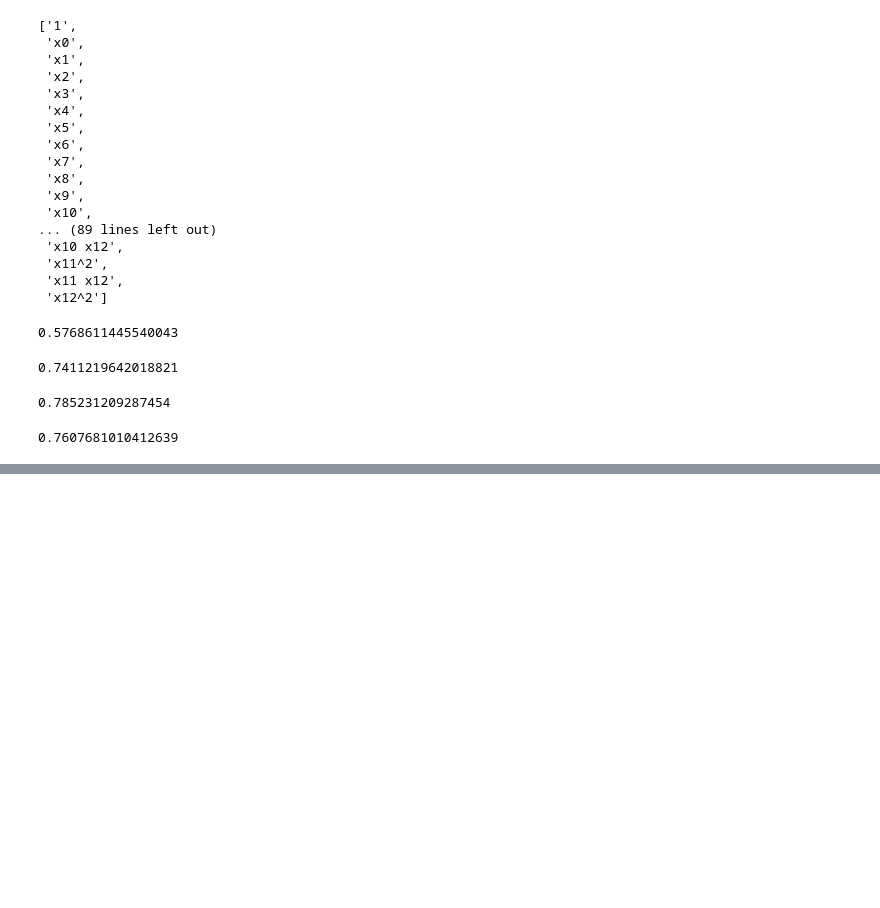
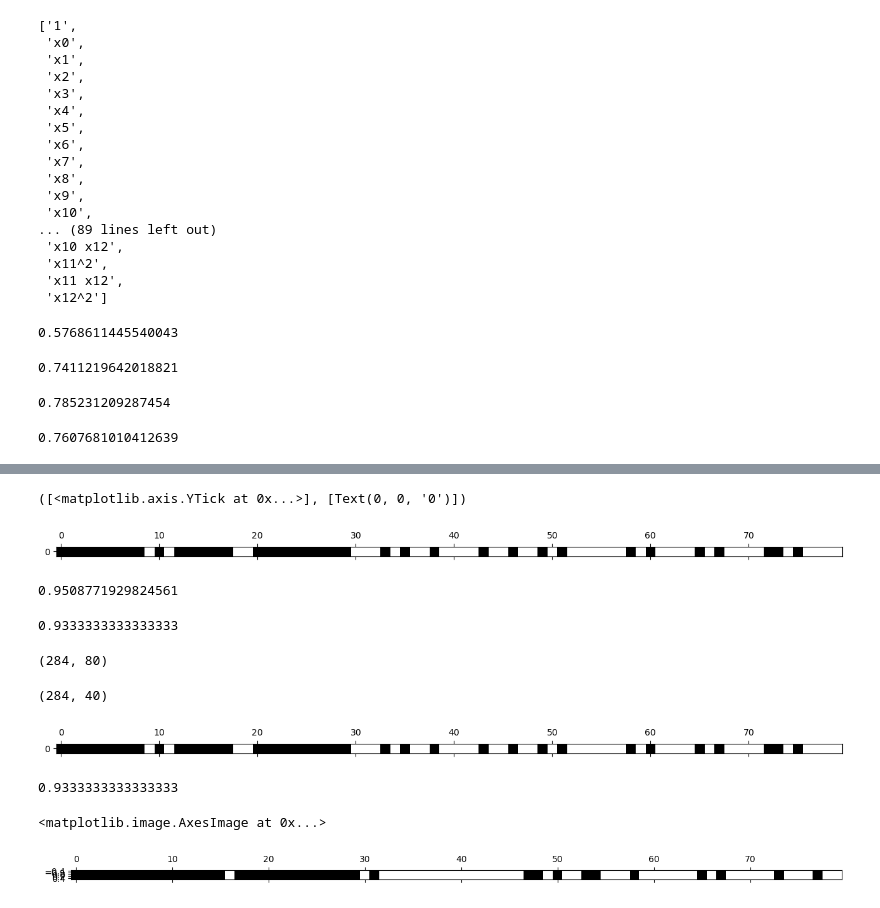
Before and after one commit to davidptuackr/ppb, a Jupyter notebook: 04_특성공학.ipynb, the cells around one changed output, grey strips where cells are left out. Drawn from its saved outputs; the diff is of its cells as text; code cells hidden in the pictures; blank space fills up the shorter version.

```diff
--- a/04_특성공학.ipynb
+++ b/04_특성공학.ipynb
@@ -516,0 +595,17 @@ rf.score(X_test_poly, y_test)
+# %%
+from sklearn.datasets import load_breast_cancer
+from sklearn.feature_selection import SelectPercentile, f_classif
+
+cancer = load_breast_cancer()
+
+rng = np.random.RandomState(42)
+noise=  rng.normal(size=(len(cancer.data), 50))
+
+X_w_noise = np.hstack([cancer.data, noise])
+
+X_train, X_test, y_train, y_test = train_test_split(X_w_noise, cancer.target, random_state=0, test_size=0.5)
+
+select = SelectPercentile(score_func=f_classif, percentile=50)
+select.fit(X_train, y_train)
+
+X_train_selected = select.transform(X_train)
@@ -516,0 +620,3 @@ rf.score(X_test_poly, y_test)
+# %%
+mask = select.get_support()
+mask
@@ -516,0 +633,21 @@ rf.score(X_test_poly, y_test)
+# %%
+plt.matshow(mask.reshape(1, -1), cmap='gray_r')
+plt.yticks([0])
+# %% [output]
+([<matplotlib.axis.YTick at 0x...>], [Text(0, 0, '0')])
+[figure, added]
+# %%
+X_test_selected = select.transform(X_test)
+
+lr = LogisticRegression(max_iter=5000)
+lr.fit(X_train, y_train)
+
+lr.score(X_test, y_test)
+# %% [output]
+0.9508771929824561
+# %%
+lr.fit(X_train_selected, y_train)
+
+lr.score(X_test_selected, y_test)
+# %% [output]
+0.9333333333333333
@@ -516,0 +665,32 @@ rf.score(X_test_poly, y_test)
+# %%
+X_train.shape
+# %% [output]
+(284, 80)
+# %%
+X_train_l1.shape
+# %% [output]
+(284, 40)
+# %%
+mask = select.get_support()
+
+plt.matshow(mask.reshape(1, -1), cmap='gray_r')
+plt.yticks([0])
+plt.show()
+# %% [output]
+[figure, added]
+# %%
+X_test_l1 = select.transform(X_test)
+score = LogisticRegression(max_iter=5000).fit(X_train_l1, y_train).score(X_test_l1, y_test)
+score
+# %% [output]
+0.9333333333333333
+# %%
+from sklearn.feature_selection import RFE
+
+select = RFE(RandomForestClassifier(n_estimators=100, random_state=42), n_features_to_select=40)
+select.fit(X_train, y_train)
+mask = select.get_support()
+plt.matshow(mask.reshape(1, -1), cmap='gray_r')
+# %% [output]
+<matplotlib.image.AxesImage at 0x...>
+[figure, added]
```
Also changed, not shown: parts of 33 cells of this notebook.
